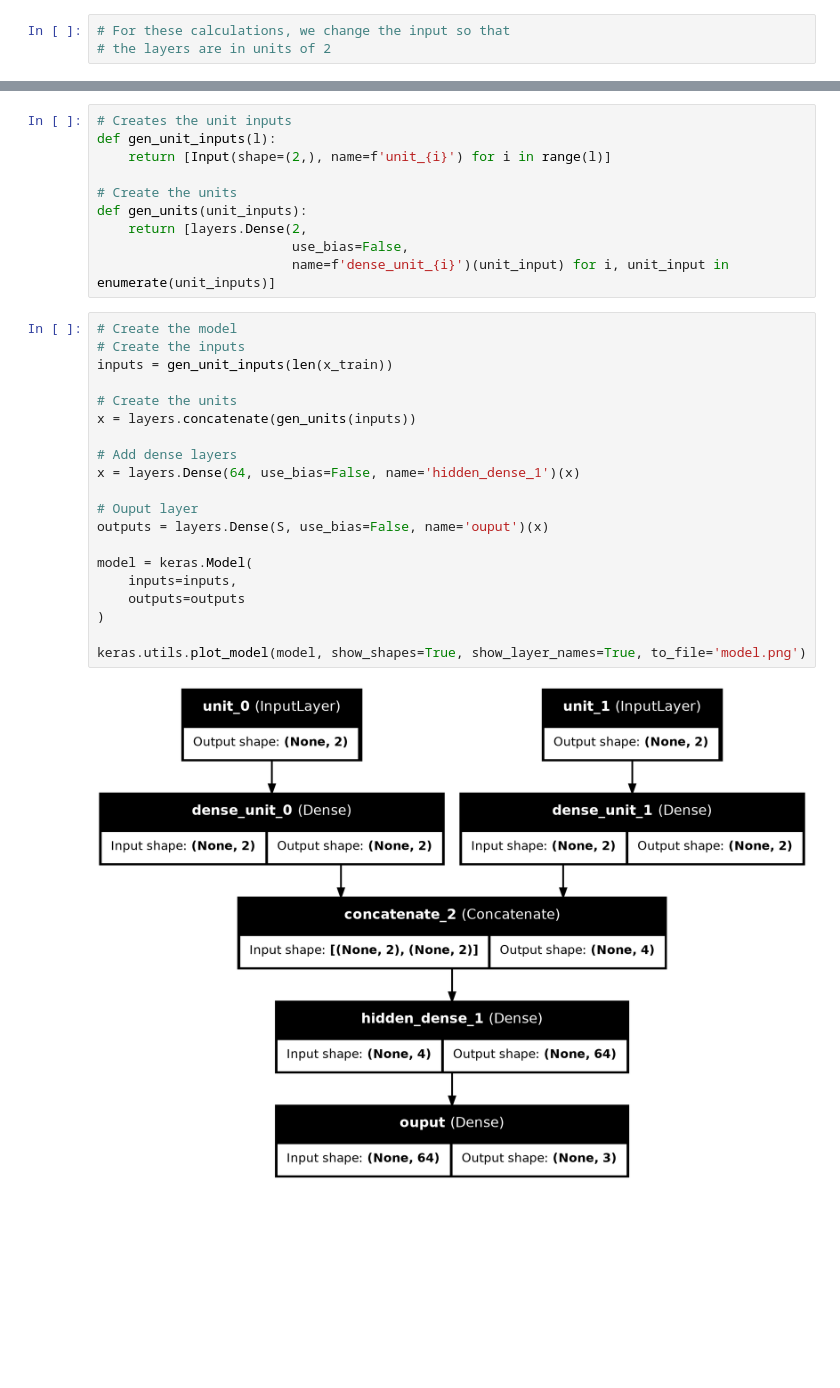
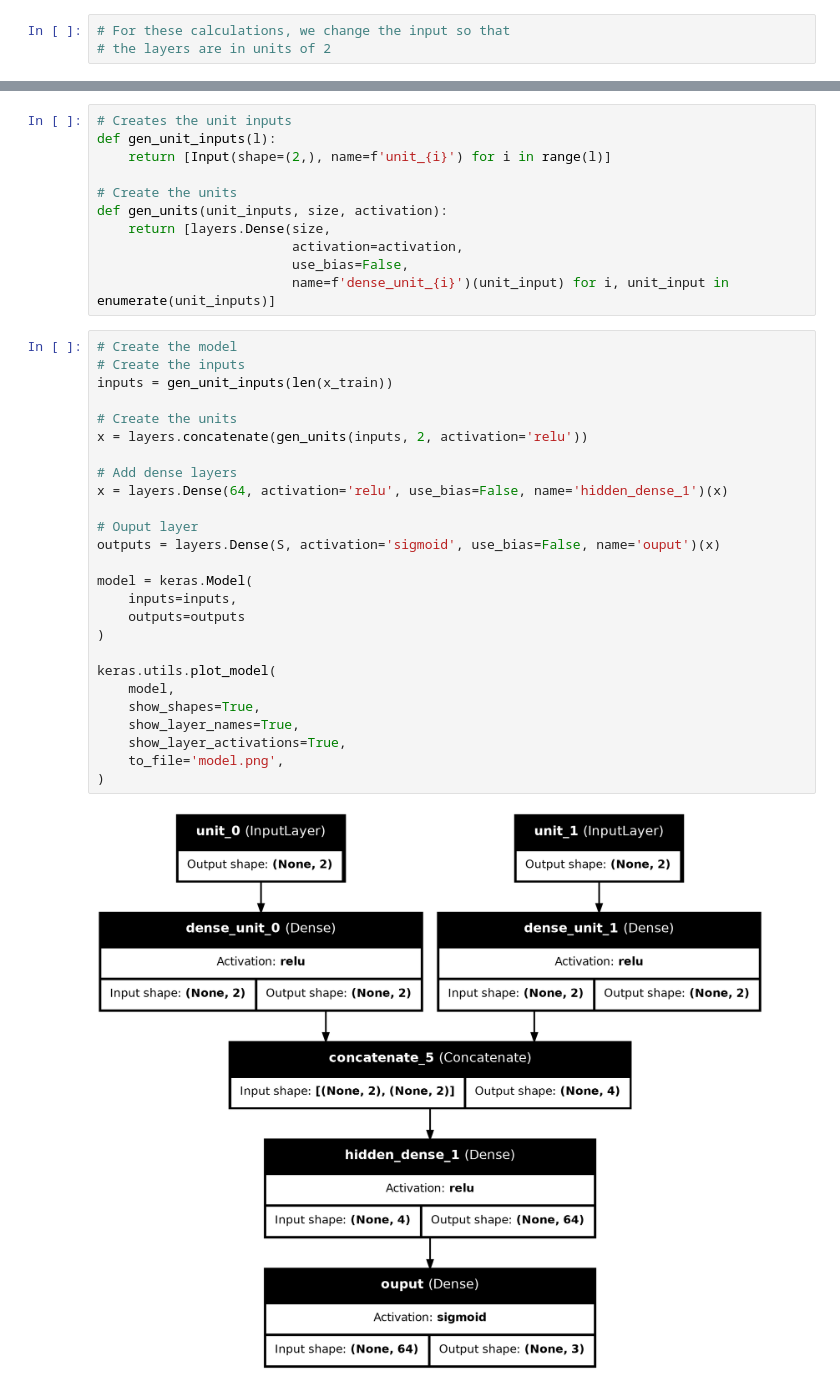
Before and after one commit to 56ghluf/tm, a Jupyter notebook: BackpropVariations/Addition.ipynb, the cells around one changed output, grey strips where cells are left out. Cells and saved outputs as stored; diff of their text form; blank space fills up the shorter version.

Commit message:
BVariations: added activation functions to the model

```diff
--- a/BackpropVariations/Addition.ipynb
+++ b/BackpropVariations/Addition.ipynb
@@ -46,29 +46,36 @@ def gen_unit_inputs(l):
     return [Input(shape=(2,), name=f'unit_{i}') for i in range(l)]
 
 # Create the units
-def gen_units(unit_inputs):
-    return [layers.Dense(2,
+def gen_units(unit_inputs, size, activation):
+    return [layers.Dense(size,
+                         activation=activation,
                          use_bias=False,
                          name=f'dense_unit_{i}')(unit_input) for i, unit_input in enumerate(unit_inputs)]
 # %%
 # Create the model
 # Create the inputs
 inputs = gen_unit_inputs(len(x_train))
 
 # Create the units
-x = layers.concatenate(gen_units(inputs))
+x = layers.concatenate(gen_units(inputs, 2, activation='relu'))
 
 # Add dense layers
-x = layers.Dense(64, use_bias=False, name='hidden_dense_1')(x)
+x = layers.Dense(64, activation='relu', use_bias=False, name='hidden_dense_1')(x)
 
 # Ouput layer
-outputs = layers.Dense(S, use_bias=False, name='ouput')(x)
+outputs = layers.Dense(S, activation='sigmoid', use_bias=False, name='ouput')(x)
 
 model = keras.Model(
     inputs=inputs,
     outputs=outputs
 )
 
-keras.utils.plot_model(model, show_shapes=True, show_layer_names=True, to_file='model.png')
+keras.utils.plot_model(
+    model,
+    show_shapes=True,
+    show_layer_names=True,
+    show_layer_activations=True,
+    to_file='model.png',
+)
 # %% [output]
-[figure, old version]
+[figure, new version]
```
Also changed, not shown: parts of 4 cells of this notebook, 1 other file.
